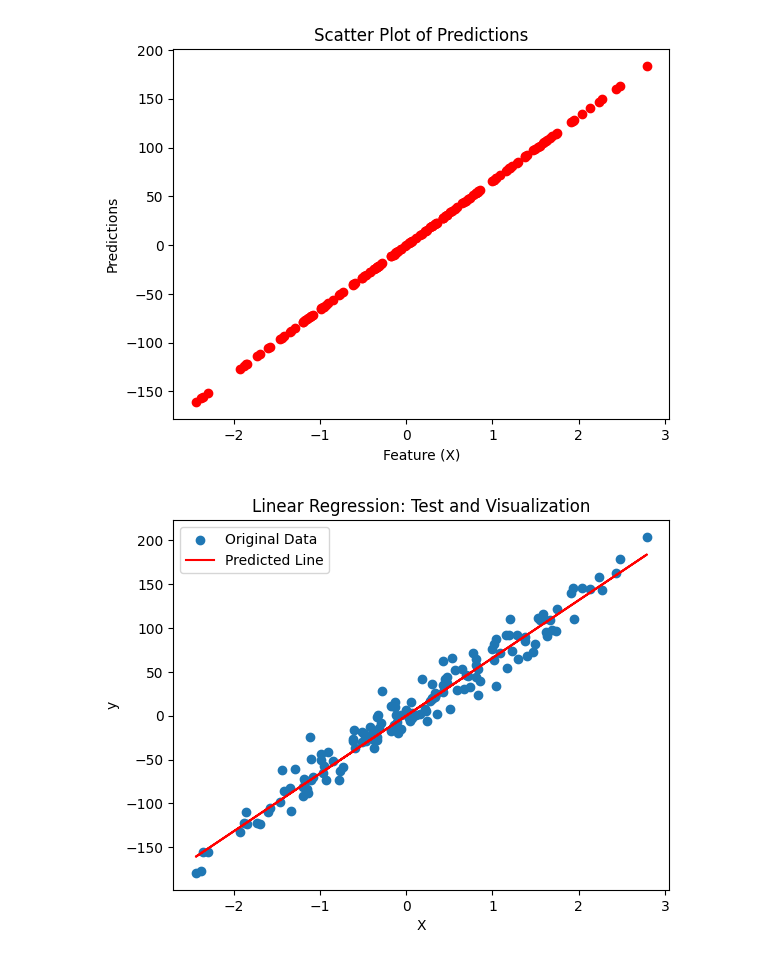
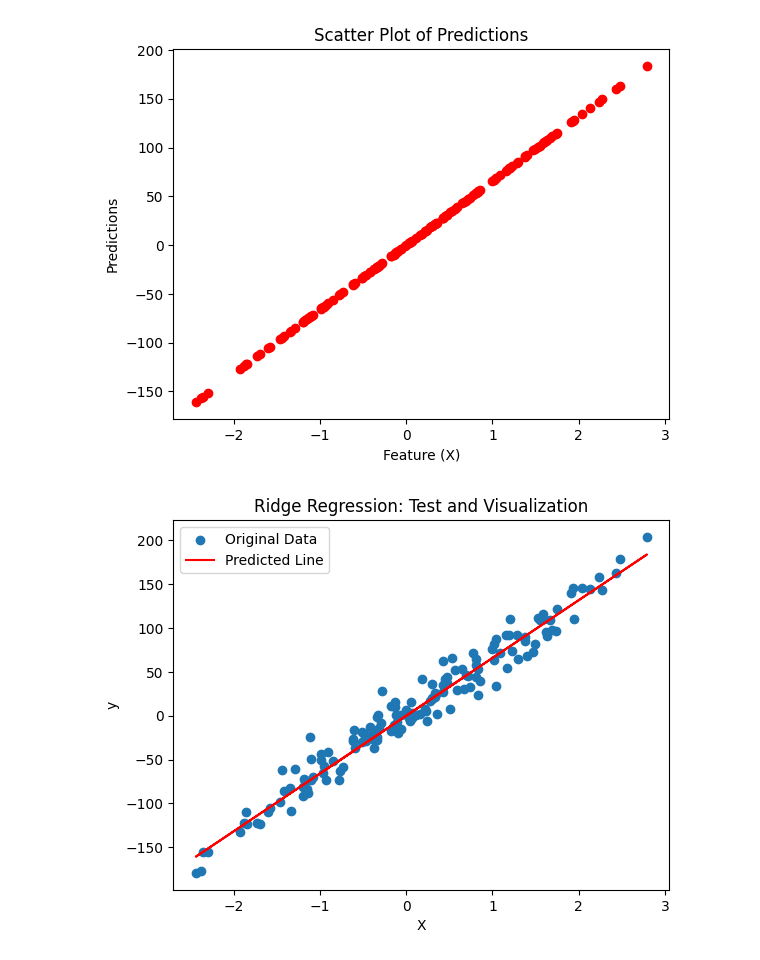
Before and after one commit to sharanya-code/Custom-Machine-Learning-, a Jupyter notebook: Regression/RidgeRegression.ipynb, the cells around one changed output. Cells and saved outputs as stored; diff of their text form; code cells hidden in the pictures.

```diff
--- a/Regression/RidgeRegression.ipynb
+++ b/Regression/RidgeRegression.ipynb
@@ -106,16 +106,16 @@ plt.show()
 # %%
 plt.scatter(X_test, y_test, label='Original Data')
 plt.plot(X_test, predictions, color='red', label='Predicted Line')
 
     # Add labels and title
 plt.xlabel('X')
 plt.ylabel('y')
-plt.title('Linear Regression: Test and Visualization')
+plt.title('Ridge Regression: Test and Visualization')
 
     # Add a legend
 plt.legend()
 
     # Display the plot
 plt.show()
 # %% [output]
-[figure, old version]
+[figure, new version]
```
Also changed, not shown: 4 other files.
